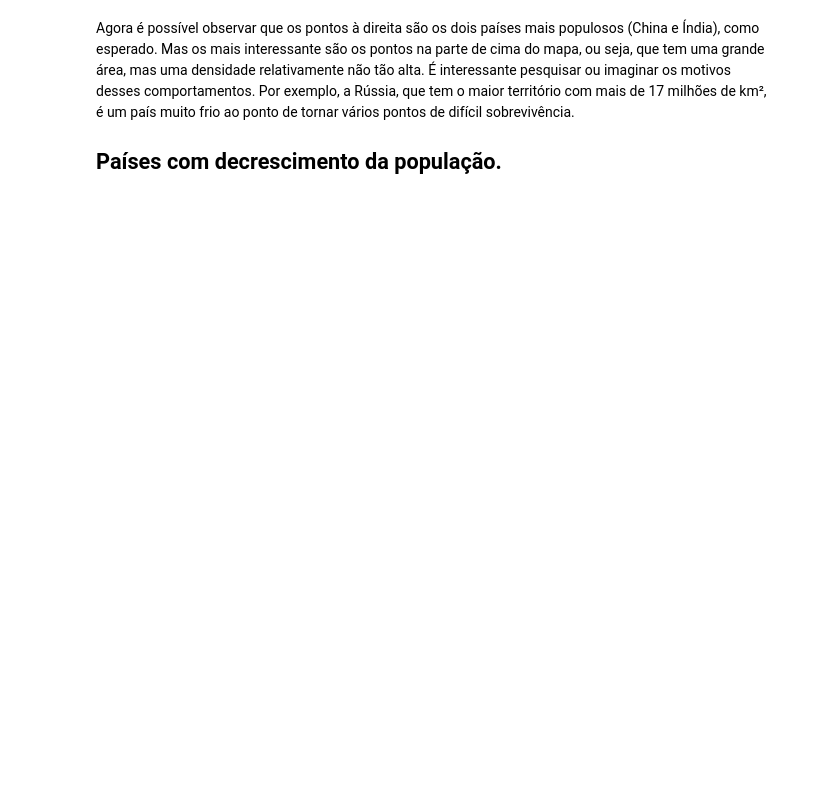
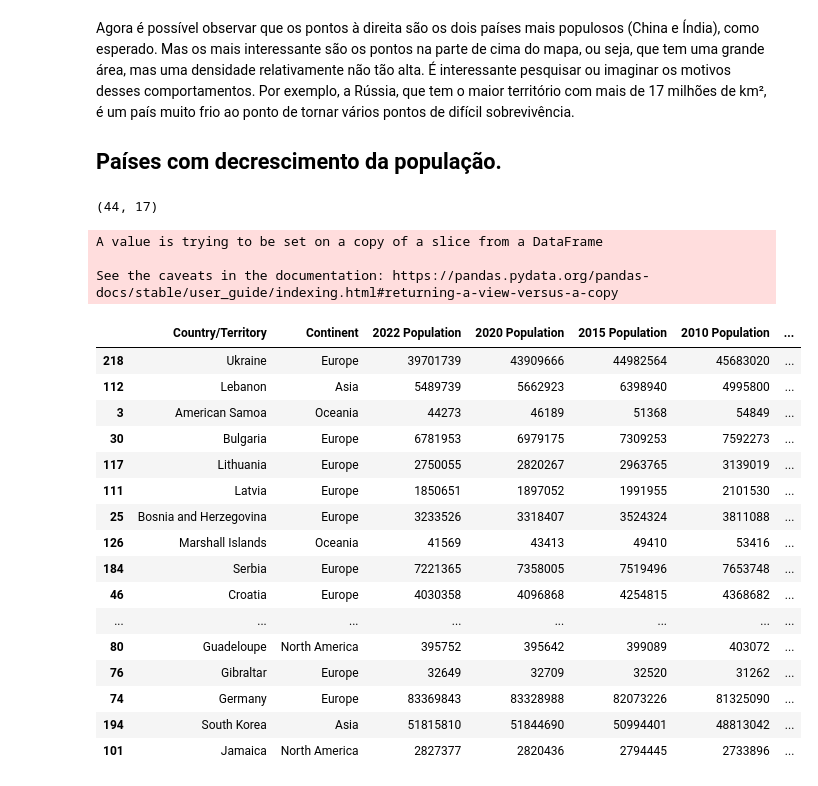
Before and after one commit to matheusrsnunes/World-Population, a Jupyter notebook: codigos/tratamento.ipynb, the cells around one changed output. Saved outputs shown, nothing was run; the diff lists cells and outputs as text; code cells hidden in the pictures; blank space fills up the shorter version.

```diff
--- a/codigos/tratamento.ipynb
+++ b/codigos/tratamento.ipynb
@@ -105,3 +108,38 @@ fig.show()
 Agora é possível observar que os pontos à direita são os dois países mais populosos (China e Índia), como esperado. Mas os mais interessante são os pontos na parte de cima do mapa, ou seja, que tem uma grande área, mas uma densidade relativamente não tão alta. É interessante pesquisar ou imaginar os motivos desses comportamentos. Por exemplo, a Rússia, que tem o maior território com mais de 17 milhões de km², é um país muito frio ao ponto de tornar vários pontos de difícil sobrevivência.
 
 ## Países com decrescimento da população.
+# %%
+# pop_df['Growth Rate'].sort_values(ascending=True)
+
+dec_df = pop_df.loc[pop_df['Growth Rate'] < 1]  # Filtrando os países que apresentam decrescimento populacional
+
+print(dec_df.shape)
+
+# Temos então 44 países em decrescimento populacional
+
+# Removendo colunas que não serão utilizadas nesta análise:
+dec_df.drop(['Rank', 'CCA3', 'Capital', 'World Population Percentage'], axis = 1, inplace = True)
+
+display(dec_df.sort_values(by = 'Growth Rate'))
+# %% [output]
+(44, 17)
+A value is trying to be set on a copy of a slice from a DataFrame
+
+See the caveats in the documentation: https://pandas.pydata.org/pandas-docs/stable/user_guide/indexing.html#returning-a-view-versus-a-copy
+|  | Country/Territory | Continent | 2022 Population | 2020 Population | 2015 Population | 2010 Population | ... |
+| 218 | Ukraine | Europe | 39701739 | 43909666 | 44982564 | 45683020 | ... |
+| 112 | Lebanon | Asia | 5489739 | 5662923 | 6398940 | 4995800 | ... |
+| 3 | American Samoa | Oceania | 44273 | 46189 | 51368 | 54849 | ... |
+| 30 | Bulgaria | Europe | 6781953 | 6979175 | 7309253 | 7592273 | ... |
+| 117 | Lithuania | Europe | 2750055 | 2820267 | 2963765 | 3139019 | ... |
+| 111 | Latvia | Europe | 1850651 | 1897052 | 1991955 | 2101530 | ... |
+| 25 | Bosnia and Herzegovina | Europe | 3233526 | 3318407 | 3524324 | 3811088 | ... |
+| 126 | Marshall Islands | Oceania | 41569 | 43413 | 49410 | 53416 | ... |
+| 184 | Serbia | Europe | 7221365 | 7358005 | 7519496 | 7653748 | ... |
+| 46 | Croatia | Europe | 4030358 | 4096868 | 4254815 | 4368682 | ... |
+| ... | ... | ... | ... | ... | ... | ... | ... |
+| 80 | Guadeloupe | North America | 395752 | 395642 | 399089 | 403072 | ... |
+| 76 | Gibraltar | Europe | 32649 | 32709 | 32520 | 31262 | ... |
+| 74 | Germany | Europe | 83369843 | 83328988 | 82073226 | 81325090 | ... |
+| 194 | South Korea | Asia | 51815810 | 51844690 | 50994401 | 48813042 | ... |
+| 101 | Jamaica | North America | 2827377 | 2820436 | 2794445 | 2733896 | ... |
```
Also changed, not shown: parts of 5 cells of this notebook.
